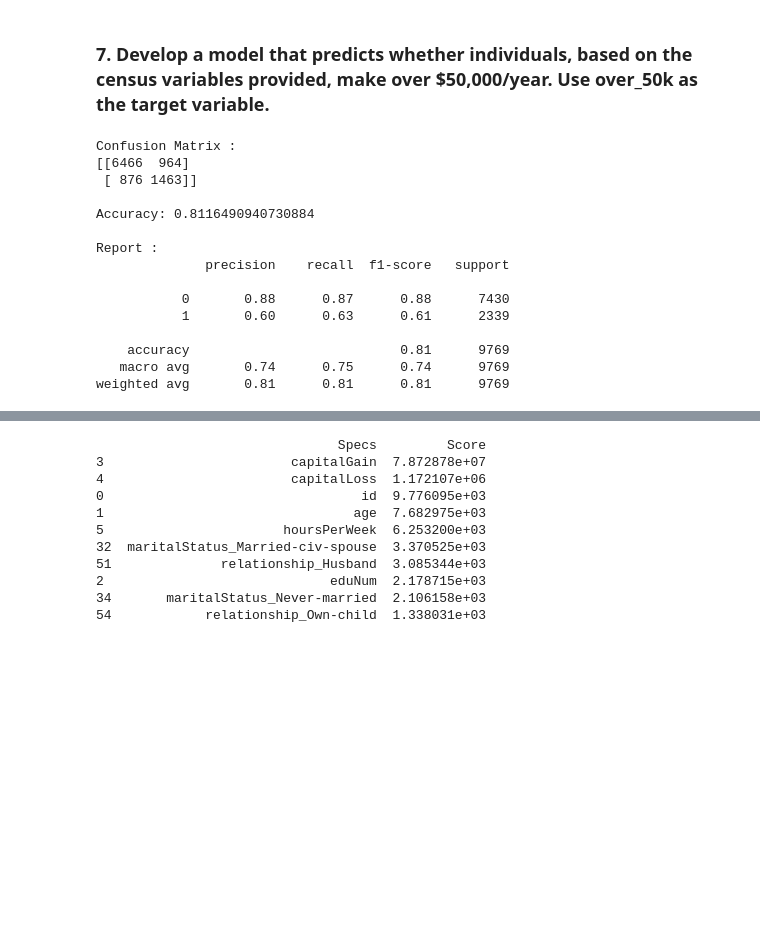
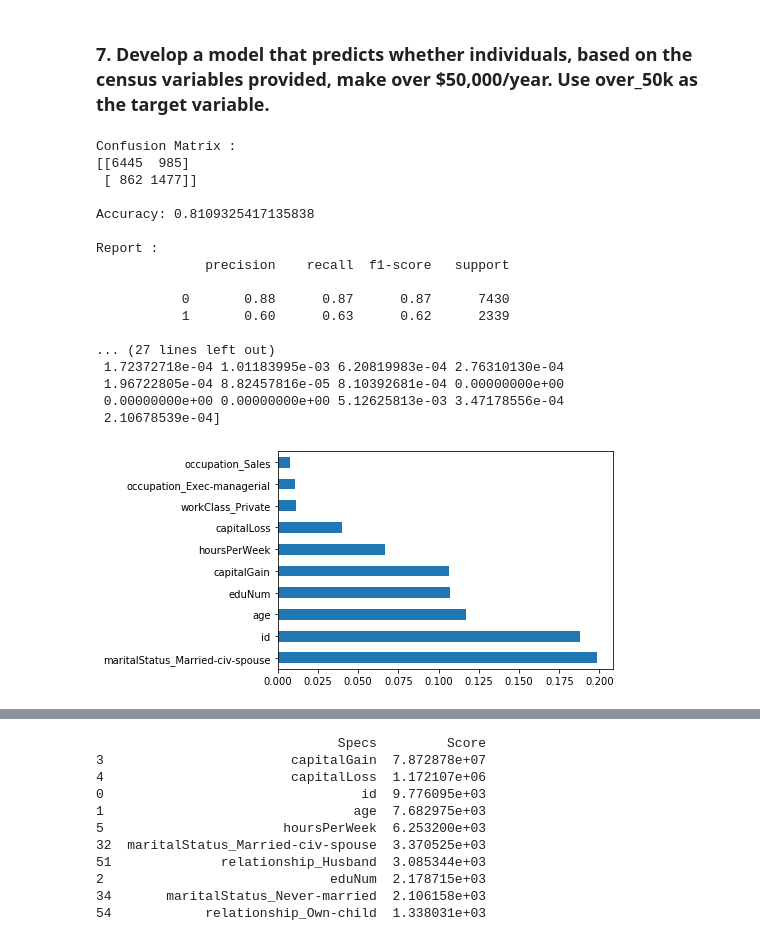
Before and after one commit to shefaliemmanuel/data-scientist-exercise01, a Jupyter notebook: test.ipynb, the cells around one changed output, grey strips where cells are left out. Saved outputs shown, nothing was run; the diff lists cells and outputs as text; code cells hidden in the pictures; blank space fills up the shorter version.

```diff
--- a/test.ipynb
+++ b/test.ipynb
@@ -172,37 +172,46 @@ Shape of YValidation: (7815, 1)
 # %%
 # Decision Tree classifer object
 clf = DecisionTreeClassifier()
 
 # Train Decision Tree Classifer
 clf = clf.fit(X_train,y_train)
 
 #Predict the response for test dataset
 y_pred = clf.predict(X_test)
 
 #ValueError: could not convert string to float: '?'
     #for this reason I will now convert
 
 results = confusion_matrix(y_test, y_pred)
 print('Confusion Matrix :')
 print(results,"\n")
 print("Accuracy:", metrics.accuracy_score(y_test, y_pred),"\n")
 print('Report : ')
 print(classification_report(y_test, y_pred))
+
+print(clf.feature_importances_) #use inbuilt class feature_importances of tree based classifiers
+#plot graph of feature importances for better visualization
+feat_importances = pd.Series(clf.feature_importances_, index=X.columns)
+feat_importances.nlargest(10).plot(kind='barh')
+plt.show()
 # %% [output]
 Confusion Matrix :
-[[6466  964]
- [ 876 1463]]
+[[6445  985]
+ [ 862 1477]]
 
-Accuracy: 0.8116490940730884
+Accuracy: 0.8109325417135838
 
 Report :
               precision    recall  f1-score   support
 
-           0       0.88      0.87      0.88      7430
-           1       0.60      0.63      0.61      2339
+           0       0.88      0.87      0.87      7430
+           1       0.60      0.63      0.62      2339
 
-    accuracy                           0.81      9769
-   macro avg       0.74      0.75      0.74      9769
-weighted avg       0.81      0.81      0.81      9769
+... (27 lines left out)
+ 1.72372718e-04 1.01183995e-03 6.20819983e-04 2.76310130e-04
+ 1.96722805e-04 8.82457816e-05 8.10392681e-04 0.00000000e+00
+ 0.00000000e+00 0.00000000e+00 5.12625813e-03 3.47178556e-04
+ 2.10678539e-04]
+[figure, added]
 # %%
 # BETTER Decision Tree classifer object
```
Also changed, not shown: parts of 5 cells of this notebook.
